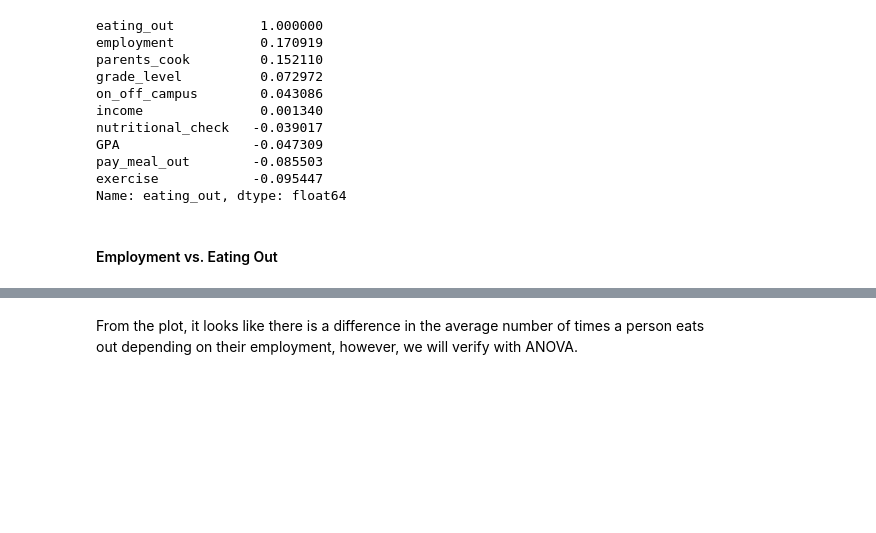
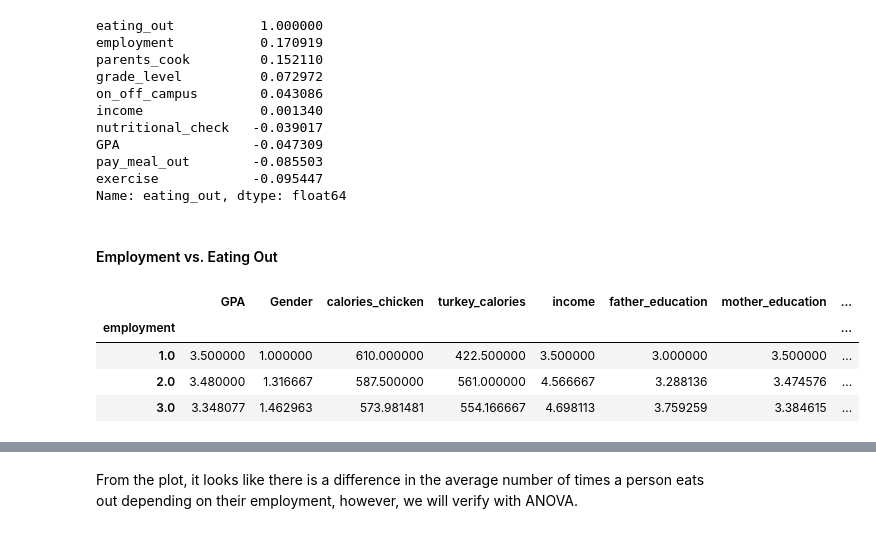
Before and after one commit to tiffanyhsu001/Stats131_FinalProject, a Jupyter notebook: Full_Report.ipynb, the cells around one changed output, grey strips where cells are left out. Saved outputs shown, nothing was run; the diff lists cells and outputs as text; code cells hidden in the pictures; blank space fills up the shorter version.

```diff
--- a/Full_Report.ipynb
+++ b/Full_Report.ipynb
@@ -827,5 +827,13 @@ def plotting(plot, title, xlabel, ylabel):
     plt.ylabel(ylabel)
 # %% [markdown]
 #### Employment vs. Eating Out
+# %%
+df2.groupby('employment').mean()
+# %% [output]
+|  | GPA | Gender | calories_chicken | turkey_calories | income | father_education | mother_education | ... |
+| employment |  |  |  |  |  |  |  | ... |
+| 1.0 | 3.500000 | 1.000000 | 610.000000 | 422.500000 | 3.500000 | 3.000000 | 3.500000 | ... |
+| 2.0 | 3.480000 | 1.316667 | 587.500000 | 561.000000 | 4.566667 | 3.288136 | 3.474576 | ... |
+| 3.0 | 3.348077 | 1.462963 | 573.981481 | 554.166667 | 4.698113 | 3.759259 | 3.384615 | ... |
 # %%
 plotting(df2.groupby('employment').mean()['eating_out'], 'Employment vs. Eating Out', 'employment', 'Eating Out (mean)')
```
Also changed, not shown: parts of 17 cells of this notebook, 1 other file.
